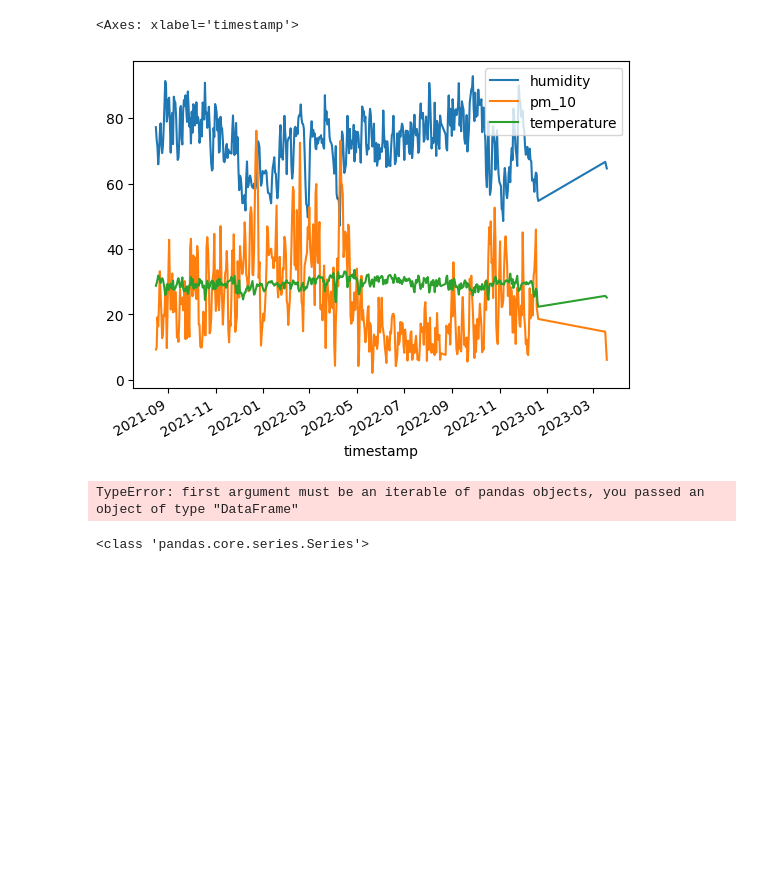
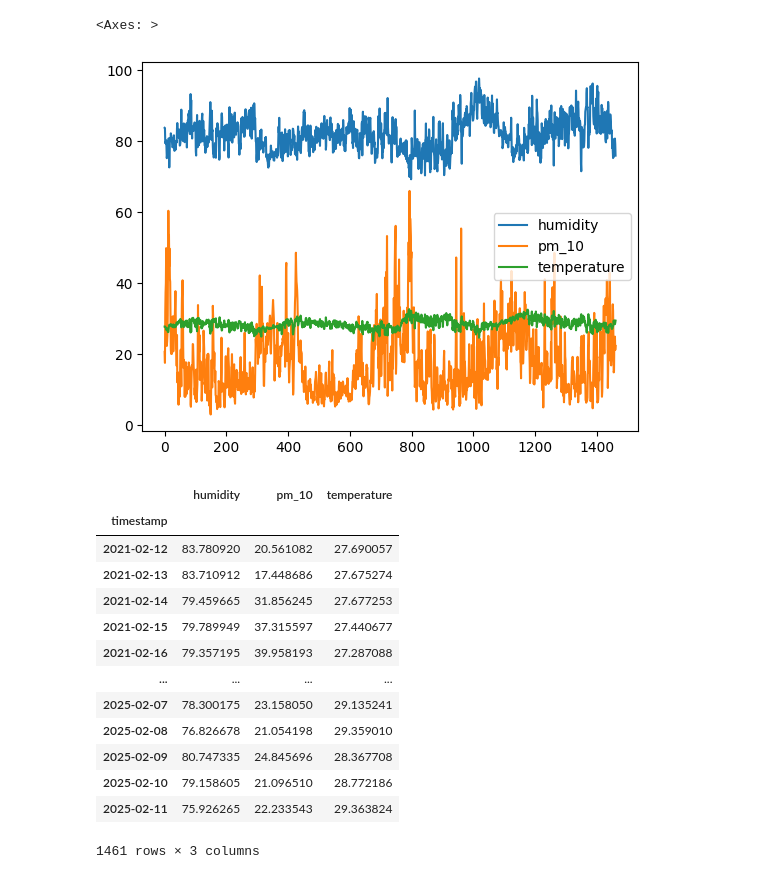
Before and after one commit to IntelligenceSupphawit/pm2.5-Forecast-Dashboard, a Jupyter notebook: pm10.ipynb, the cells around one changed output. Drawn from its saved outputs; the diff is of its cells as text; code cells hidden in the pictures; blank space fills up the shorter version.

```diff
--- a/pm10.ipynb
+++ b/pm10.ipynb
@@ -0,0 +3,11 @@
+# %%
+df = pd.read_excel('pm-data\export-r202_test_nbiot-1d.xlsx')
+df = df.set_index('timestamp')
+df = df.drop(columns=['Unnamed: 0','timezone','pm_2_5','pm_2_5_sp'])
+# df = df.drop(df.loc['2022-10-25 07:00:00':'2023-03-18 07:00:00'].index)
+# df = df.drop(df.loc['2023-12-31 07:00:00':].index)
+# df = df.iloc[1:]
+# df = df.drop(df[df['pm_10'] > 100].index)
+# df = df.drop(df[df['pm_10'] == 0].index)
+# df = df.drop(df[df['temperature'] >37].index)
+df.plot()
@@ -1,26 +25,27 @@
+# %%
+data = data.groupby(data.index).mean()
+data.plot()
+# %% [output]
+<Axes: >
+[figure, added]
 # %%
 import pandas as pd
-df = pd.read_excel('pm-data\export-4AE939B0E248-1d.xlsx')
+df = pd.read_csv('pm-data\pm10.csv')
+df['timestamp'] = pd.to_datetime(df['timestamp'])
 df = df.set_index('timestamp')
-df = df.drop(columns=['Unnamed: 0','timezone','pm_2_5'])
-df.plot()
+df
 # %% [output]
+|  | humidity | pm_10 | temperature |
+| timestamp |  |  |  |
+| 2021-02-12 | 83.780920 | 20.561082 | 27.690057 |
+| 2021-02-13 | 83.710912 | 17.448686 | 27.675274 |
+| 2021-02-14 | 79.459665 | 31.856245 | 27.677253 |
+| 2021-02-15 | 79.789949 | 37.315597 | 27.440677 |
+| 2021-02-16 | 79.357195 | 39.958193 | 27.287088 |
+| ... | ... | ... | ... |
+| 2025-02-07 | 78.300175 | 23.158050 | 29.135241 |
+| 2025-02-08 | 76.826678 | 21.054198 | 29.359010 |
+| 2025-02-09 | 80.747335 | 24.845696 | 28.367708 |
+| 2025-02-10 | 79.158605 | 21.096510 | 28.772186 |
+| 2025-02-11 | 75.926265 | 22.233543 | 29.363824 |
-<Axes: xlabel='timestamp'>
+1461 rows × 3 columns
-[figure, removed]
-# %%
-data = pd.DataFrame()
-data = pd.concat([data, df])
-# %% [output]
-TypeError: first argument must be an iterable of pandas objects, you passed an object of type "DataFrame"
-# %%
-import pandas as pd
-import dask.dataframe as dd
-
-# ตรวจสอบชนิดข้อมูล
-print(type(pm))
-
-# หากเป็น Dask DataFrame ให้แปลงเป็น Pandas DataFrame
-if isinstance(pm, dd.DataFrame):
-    pm = pm.compute()  # แปลง Dask DataFrame เป็น Pandas DataFrame
-# %% [output]
-<class 'pandas.core.series.Series'>
```
Also changed, not shown: parts of 11 cells of this notebook, 3 other files.
